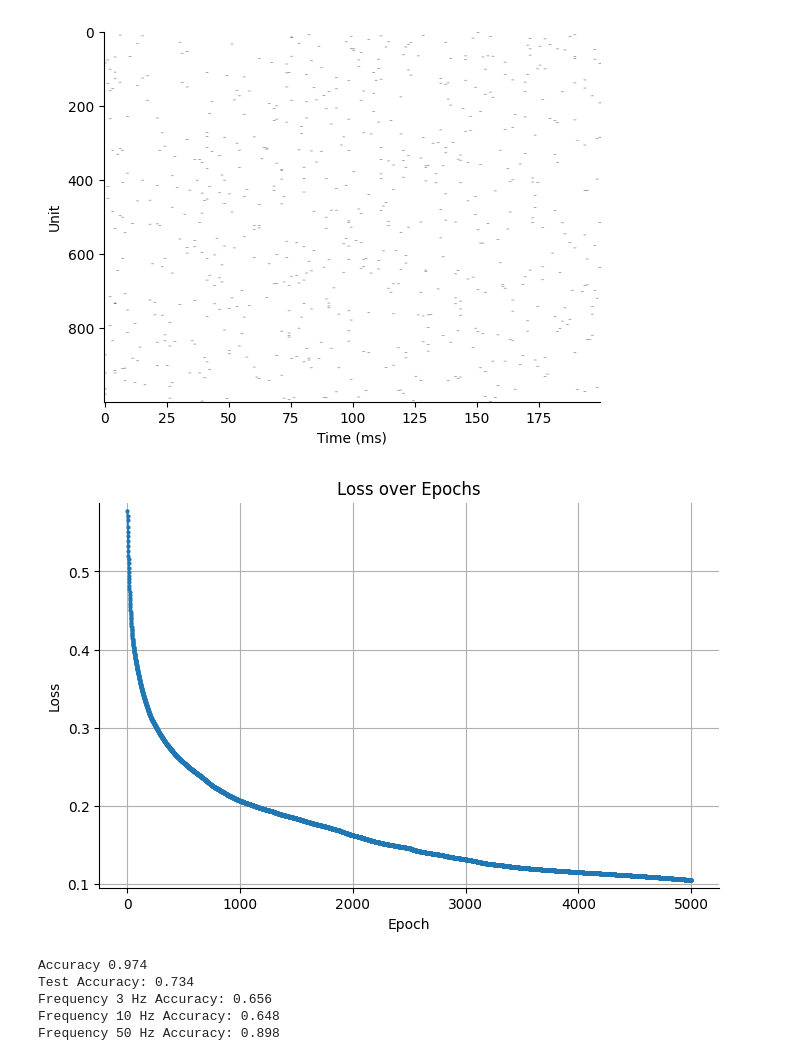
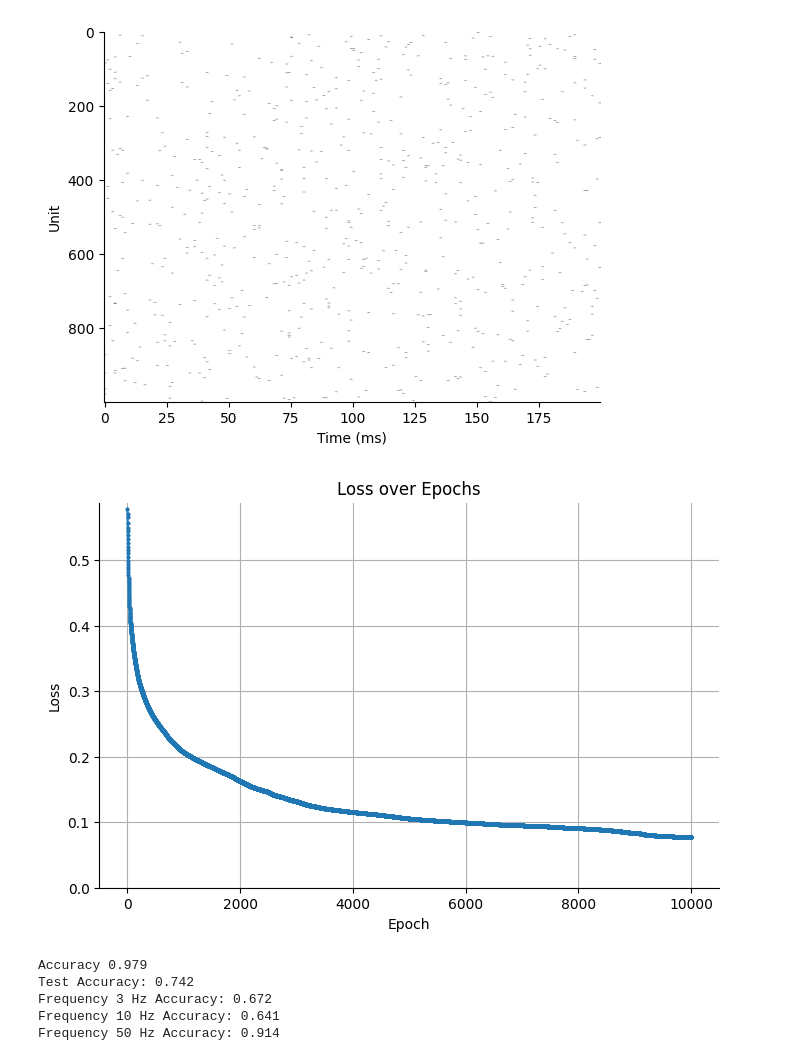
Before and after one commit to 0o999oo/oe, a Jupyter notebook: spytorch/SpyTorchTutorial1_XOR2.ipynb, the cells around one changed output. Saved outputs shown, nothing was run; the diff lists cells and outputs as text; code cells hidden in the pictures.

```diff
--- a/spytorch/SpyTorchTutorial1_XOR2.ipynb
+++ b/spytorch/SpyTorchTutorial1_XOR2.ipynb
@@ -125,7 +125,7 @@ def train_snn():
     loss_fn = nn.NLLLoss()
 
     loss_hist = []
-    for e in range(5000):
+    for e in range(10000):
         output, _ = run_snn(x_data)
         m, _ = torch.max(output, 1)
         log_p_y = log_softmax_fn(m)
@@ -143,7 +143,7 @@ loss_hist = train_snn()
 # 損失の推移をプロット
 plt.figure(figsize=(8, 5))
 plt.plot(loss_hist, marker='o', markersize=2, linestyle='-')
-plt.ylim(min(loss_hist) - 0.01, max(loss_hist) + 0.01)  # y軸を自動調整
+plt.ylim(0, max(loss_hist) + 0.01)  # y軸を自動調整
 plt.xlabel("Epoch")
 plt.ylabel("Loss")
 plt.title("Loss over Epochs")
@@ -177,36 +177,36 @@ def generate_test_data():
         test_x_data.append(x_data_freq)
         test_y_data.append(y_data_freq)
 
     # テストデータを結合してバッチにまとめる
     test_x_data = torch.cat(test_x_data, dim=0)  # (3 * batch_size, nb_steps, nb_inputs)
     test_y_data = torch.cat(test_y_data, dim=0)  # (3 * batch_size, )
     return test_x_data, test_y_data
 
 # 推論の実行と精度の評価
 def evaluate_snn():
     test_x_data, test_y_data = generate_test_data()
     output, _ = run_snn(test_x_data)
     m, _ = torch.max(output, 1)
     _, predicted_labels = torch.max(m, 1)
 
     # 正解ラベルと予測ラベルを比較して精度を計算
     accuracy = np.mean((test_y_data == predicted_labels).detach().cpu().numpy())
     print("Test Accuracy: %.3f" % accuracy)
 
     # 各周波数ごとの分類結果を表示
     for i, f in enumerate(freq_values):
         start_idx = i * batch_size
         end_idx = (i + 1) * batch_size
         acc_per_freq = np.mean((test_y_data[start_idx:end_idx] == predicted_labels[start_idx:end_idx]).detach().cpu().numpy())
         print(f"Frequency {f} Hz Accuracy: {acc_per_freq:.3f}")
 
 # 推論の実行
 evaluate_snn()
 # %% [output]
 [figure]
-[figure, old version]
+[figure, new version]
-Accuracy 0.974
-Test Accuracy: 0.734
-Frequency 3 Hz Accuracy: 0.656
-Frequency 10 Hz Accuracy: 0.648
-Frequency 50 Hz Accuracy: 0.898
+Accuracy 0.979
+Test Accuracy: 0.742
+Frequency 3 Hz Accuracy: 0.672
+Frequency 10 Hz Accuracy: 0.641
+Frequency 50 Hz Accuracy: 0.914
```
